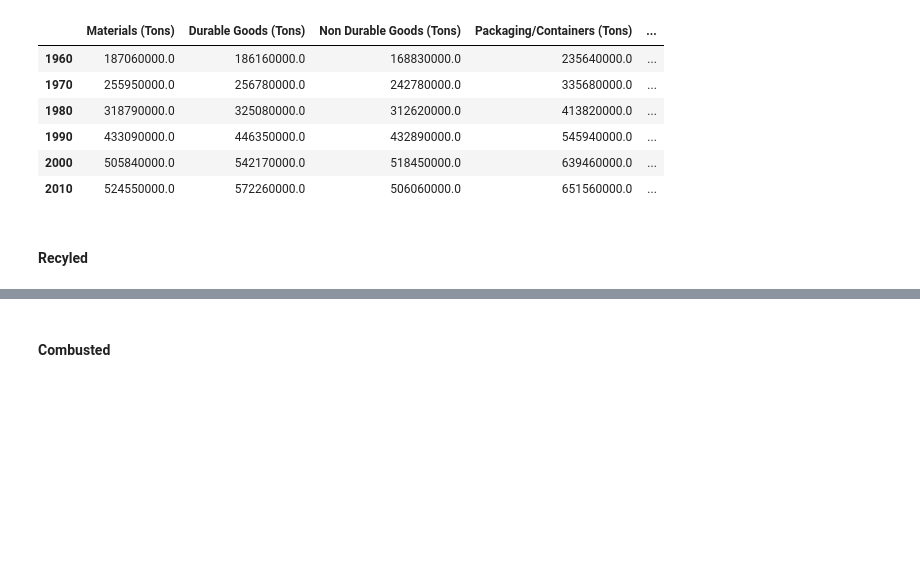
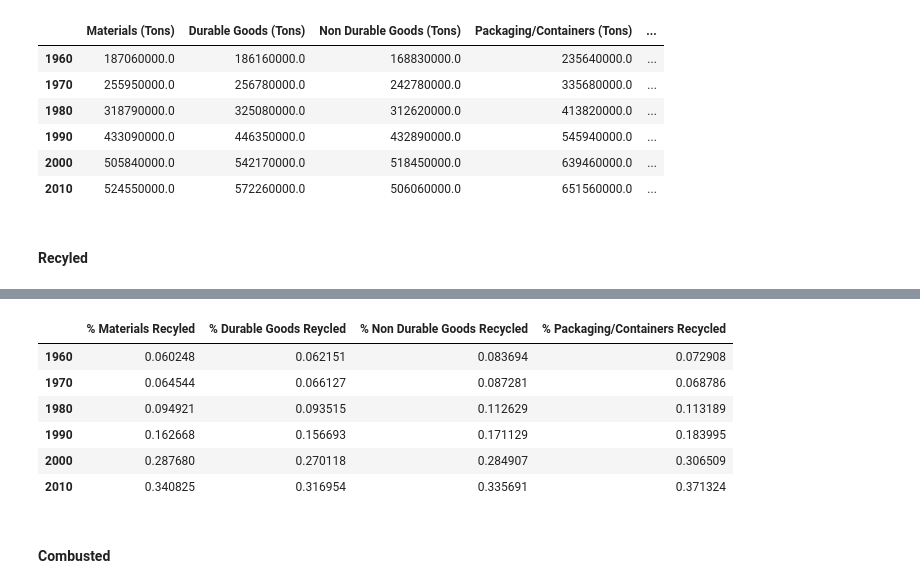
Before and after one commit to hilarywhitney/week_7_project_week, a Jupyter notebook: Project 1 - US Waste Generation and Recycling Rates.ipynb, the cells around one changed output, grey strips where cells are left out. Cells and saved outputs as stored; diff of their text form; code cells hidden in the pictures; blank space fills up the shorter version.

```diff
--- a/Project 1 - US Waste Generation and Recycling Rates.ipynb
+++ b/Project 1 - US Waste Generation and Recycling Rates.ipynb
@@ -136,3 +144,19 @@ total_recycled
+# %%
+# % Recycled by category
+percent_recycled = pd.DataFrame({'% Materials Recyled': total_recycled['Materials (Tons)'] / total_generated['Materials (Tons)']
+                                 , '% Durable Goods Reycled': total_recycled['Durable Goods (Tons)'] / total_generated['Durable Goods (Tons)']
+                                 , '% Non Durable Goods Recycled': total_recycled['Non Durable Goods (Tons)']/ total_generated['Non Durable Goods (Tons)']
+                                 , '% Packaging/Containers Recycled': total_recycled['Packaging/Containers (Tons)'] / total_generated['Packaging/Containers (Tons)']})
+# %%
+percent_recycled
+# %% [output]
+|  | % Materials Recyled | % Durable Goods Reycled | % Non Durable Goods Recycled | % Packaging/Containers Recycled |
+| 1960 | 0.060248 | 0.062151 | 0.083694 | 0.072908 |
+| 1970 | 0.064544 | 0.066127 | 0.087281 | 0.068786 |
+| 1980 | 0.094921 | 0.093515 | 0.112629 | 0.113189 |
+| 1990 | 0.162668 | 0.156693 | 0.171129 | 0.183995 |
+| 2000 | 0.287680 | 0.270118 | 0.284907 | 0.306509 |
+| 2010 | 0.340825 | 0.316954 | 0.335691 | 0.371324 |
 # %% [markdown]
 #### Combusted
 # %%
```
Also changed, not shown: parts of 9 cells of this notebook, 2 other files.
